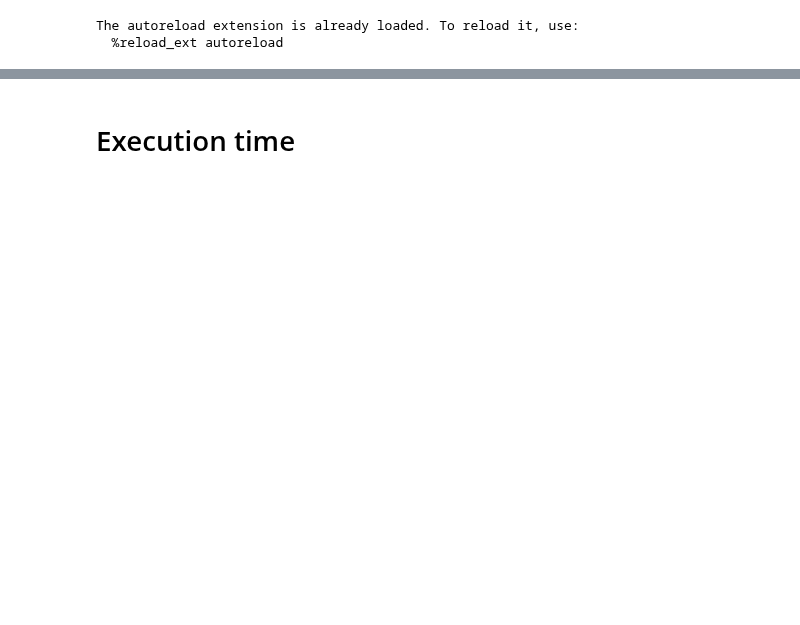
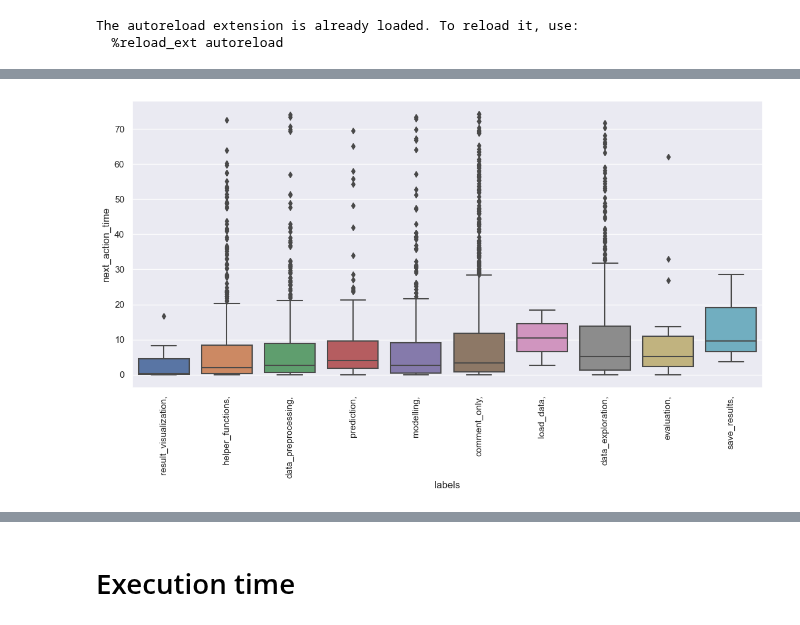
Before and after one commit to konstantgr/jupyter-logs-analysis, a Jupyter notebook: analysis/02-0-time-analysis.ipynb, the cells around one changed output, grey strips where cells are left out. Drawn from its saved outputs; the diff is of its cells as text; code cells hidden in the pictures; blank space fills up the shorter version.

```diff
--- a/analysis/02-0-time-analysis.ipynb
+++ b/analysis/02-0-time-analysis.ipynb
@@ -24,0 +75,4 @@ kernel_mapping  = metrics.loc[:, ['kernel_id', 'task', 'expert']].drop_duplicate
+# %%
+plot_action_time(at_df[at_df.task == 'task2'])
+# %% [output]
+[figure, added]
```
Also changed, not shown: parts of 26 cells of this notebook, 1 other file.
